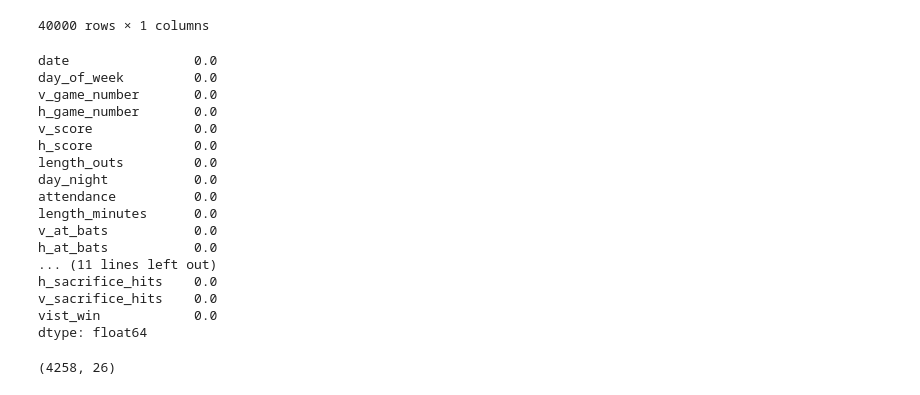
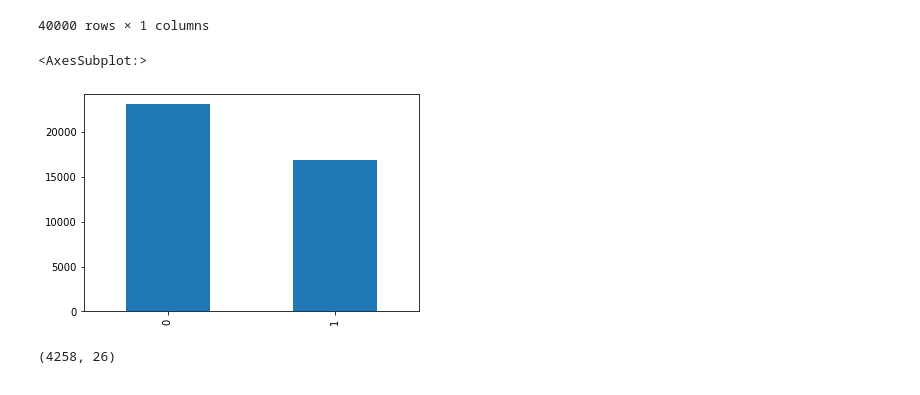
Before and after one commit to georgetown-analytics/MLB, a Jupyter notebook: ML_Wrangling.ipynb, the cells around one changed output. Saved outputs shown, nothing was run; the diff lists cells and outputs as text; code cells hidden in the pictures.

```diff
--- a/ML_Wrangling.ipynb
+++ b/ML_Wrangling.ipynb
@@ -90,28 +90,15 @@ df[['vist_win']]
 | 39998 | 0 |
 | 39999 | 0 |
 40000 rows × 1 columns
+# %%
+win=df['vist_win'].value_counts()
+# %%
+win.plot(kind='bar')
+# %% [output]
+<AxesSubplot:>
+[figure, added]
 # %%
 df = df.replace([' ','NULL','na','(none)'],np.nan)
-# %%
-print(df.isin(['NaN']).mean())
-# %% [output]
-date                0.0
-day_of_week         0.0
-v_game_number       0.0
-h_game_number       0.0
-v_score             0.0
-h_score             0.0
-length_outs         0.0
-day_night           0.0
-attendance          0.0
-length_minutes      0.0
-v_at_bats           0.0
-h_at_bats           0.0
-... (11 lines left out)
-h_sacrifice_hits    0.0
-v_sacrifice_hits    0.0
-vist_win            0.0
-dtype: float64
 # %%
 # drop any NaNs
 df_2 = df.dropna()
```
Also changed, not shown: parts of 11 cells of this notebook.
